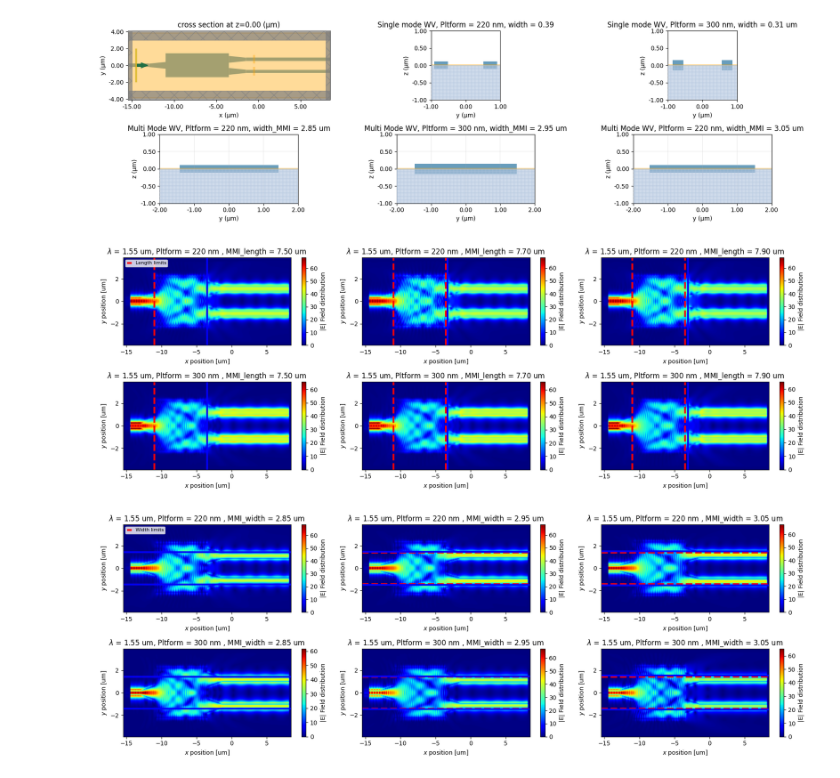
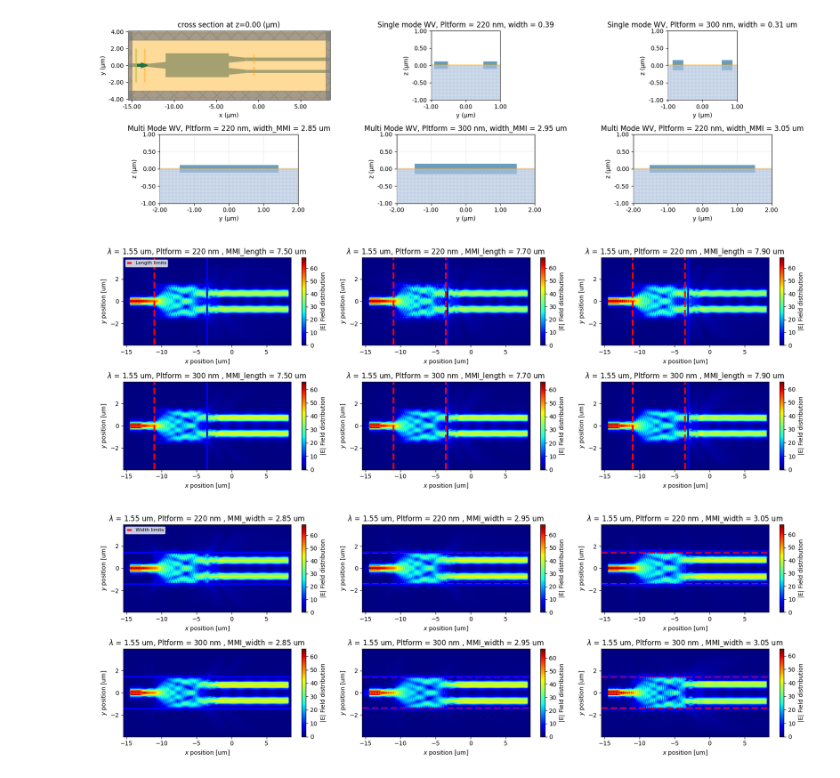
Before and after one commit to Juanes2001/GDS_py_TDY_venv, a Jupyter notebook: notebooks/HOM2_point3.ipynb, the cells around one changed output. Cells and saved outputs as stored; diff of their text form; code cells hidden in the pictures.

```diff
--- a/notebooks/HOM2_point3.ipynb
+++ b/notebooks/HOM2_point3.ipynb
@@ -102,7 +102,7 @@ def build_MMI_simulation(
 
                 IN = td.FieldMonitor(
                     name = 'IN',
-                    center = [Initial_pos-3.5, 0, 0],
+                    center = [Initial_pos-2.5, 0, 0],
                     size = [0, 4, 4],
                     freqs = freq,
                 )
@@ -412,41 +413,40 @@ wv_fixed = 24
 length_fixed = 0
 width_fixed = 0
 
 for thick_idx in range(2):
     for length_idx in range(MMI_L_points-1):
 
         Ex_L = Longitudinal[thick_idx][length_idx][width_fixed].Ex.abs.isel(f = wv_fixed).squeeze()
         Ey_L = Longitudinal[thick_idx][length_idx][width_fixed].Ey.abs.isel(f = wv_fixed).squeeze()
         Ez_L = Longitudinal[thick_idx][length_idx][width_fixed].Ez.abs.isel(f = wv_fixed).squeeze()
         E_L = np.sqrt(np.abs(Ex_L)**2 + np.abs(Ey_L)**2 + np.abs(Ez_L)**2)
 
         x_L = Ex_L.coords['x'].values
         y_L = Ex_L.coords['y'].values
 
 
-        im = axes1[thick_idx][length_idx].imshow(
-                E_L.T,                     # transpose if needed
-                extent=[x_L.min(), x_L.max(),
-                        y_L.min(), y_L.max()],
-                origin='lower',
-                aspect='auto',
-                cmap='jet',
+        im = axes1[thick_idx][length_idx].pcolormesh(
+                x_L,
+                y_L,
+                E_L.T,
+                shading='auto',
+                cmap='jet'
         )
 
         axes1[thick_idx][length_idx].set_title(fr"$\lambda$ = {td.C_0/sweep_freq[wv_fixed]:.2f} um, Pltform = {[220,300][thick_idx]} nm , MMI_length = {sweep_MMI_L[length_idx]:.2f} um ")
         axes1[thick_idx][length_idx].set_xlabel(r"$x$ position [um]")
         axes1[thick_idx][length_idx].set_ylabel(r"$y$ position [um]")
         plt.colorbar(im, ax=axes1[thick_idx][length_idx]).set_label("|E| Field distribution")
         axes1[thick_idx][length_idx].plot(np.ones(len(y_L))*(-11),y_L, lw = 3 ,color = "red", linestyle = "--" , label = "Length limits")
         axes1[thick_idx][length_idx].plot(np.ones(len(y_L))*(sweep_MMI_L[0]-11),y_L, lw = 3 ,color = "red",linestyle = "--")
         axes1[thick_idx][length_idx].plot(np.ones(len(y_L))*(sweep_MMI_L[length_idx]-11),y_L, lw = 3 ,color = "blue",linestyle = "-" )
 
 
 axes1[0][0].legend(loc = "upper left",fontsize=8,handlelength=1,borderpad=0.3,labelspacing=0.3)
 plt.tight_layout()
 plt.show()
 # %% [output]
-[figure, old version]
+[figure, new version]
 # %%
 fig2, axes2 = plt.subplots(2, 3, figsize=(17, 6))
 
@@ -457,29 +457,27 @@ width_fixed = 0
 for thick_idx in range(2):
     for width_idx in range(MMI_W_points-1):
 
-        # Ex_L = Longitudinal[thick_idx][length_fixed][width_idx].Ex.abs.isel(f = wv_fixed).squeeze()
+        Ex_L = Longitudinal[thick_idx][length_fixed][width_idx].Ex.abs.isel(f = wv_fixed).squeeze()
         Ey_L = Longitudinal[thick_idx][length_fixed][width_idx].Ey.abs.isel(f = wv_fixed).squeeze()
-        # Ez_L = Longitudinal[thick_idx][length_fixed][width_idx].Ez.abs.isel(f = wv_fixed).squeeze()
-        E_L = np.sqrt(np.abs(Ey_L)**2)
+        Ez_L = Longitudinal[thick_idx][length_fixed][width_idx].Ez.abs.isel(f = wv_fixed).squeeze()
+        E_L = np.sqrt(Ex_L**2+Ey_L**2+Ez_L**2)
 
         x_L = Ey_L.coords['x'].values
         y_L = Ey_L.coords['y'].values
 
 
-        im = axes2[thick_idx][width_idx].imshow(
-                E_L.T,                     # transpose if needed
-                extent=[x_L.min(), x_L.max(),
-                        y_L.min(), y_L.max()],
-                origin='lower',
-                aspect='auto',
-                cmap='jet',
+        im = axes2[thick_idx][width_idx].pcolormesh(
+            x_L,
+            y_L,
+            E_L.T,
+            shading='auto',
+            cmap='jet'
         )
 
         axes2[thick_idx][width_idx].set_title(fr"$\lambda$ = {td.C_0/sweep_freq[wv_fixed]:.2f} um, Pltform = {[220,300][thick_idx]} nm , MMI_width = {sweep_MMI_W[width_idx]:.2f} um ")
         axes2[thick_idx][width_idx].set_xlabel(r"$x$ position [um]")
         axes2[thick_idx][width_idx].set_ylabel(r"$y$ position [um]")
         plt.colorbar(im, ax=axes2[thick_idx][width_idx]).set_label("|E| Field distribution")
-
         axes2[thick_idx][width_idx].plot(x_L,np.ones(len(x_L))*(sweep_MMI_W[width_fixed]/2), lw = 3 ,color = "red", linestyle = "--" , label = "Width limits")
         axes2[thick_idx][width_idx].plot(x_L,np.ones(len(x_L))*(-sweep_MMI_W[width_fixed]/2), lw = 3 ,color = "red",linestyle = "--")
         axes2[thick_idx][width_idx].plot(x_L,np.ones(len(x_L))*(sweep_MMI_W[width_idx]/2), lw = 3 ,color = "blue",linestyle = "-" )
@@ -489,8 +487,7 @@ for thick_idx in range(2):
 axes2[0][0].legend(loc = "upper left",fontsize=8,handlelength=1,borderpad=0.3,labelspacing=0.3)
 
 
-
 plt.tight_layout()
 plt.show()
 # %% [output]
-[figure, old version]
+[figure, new version]
```
Also changed, not shown: parts of 8 cells of this notebook, 1 other file.
